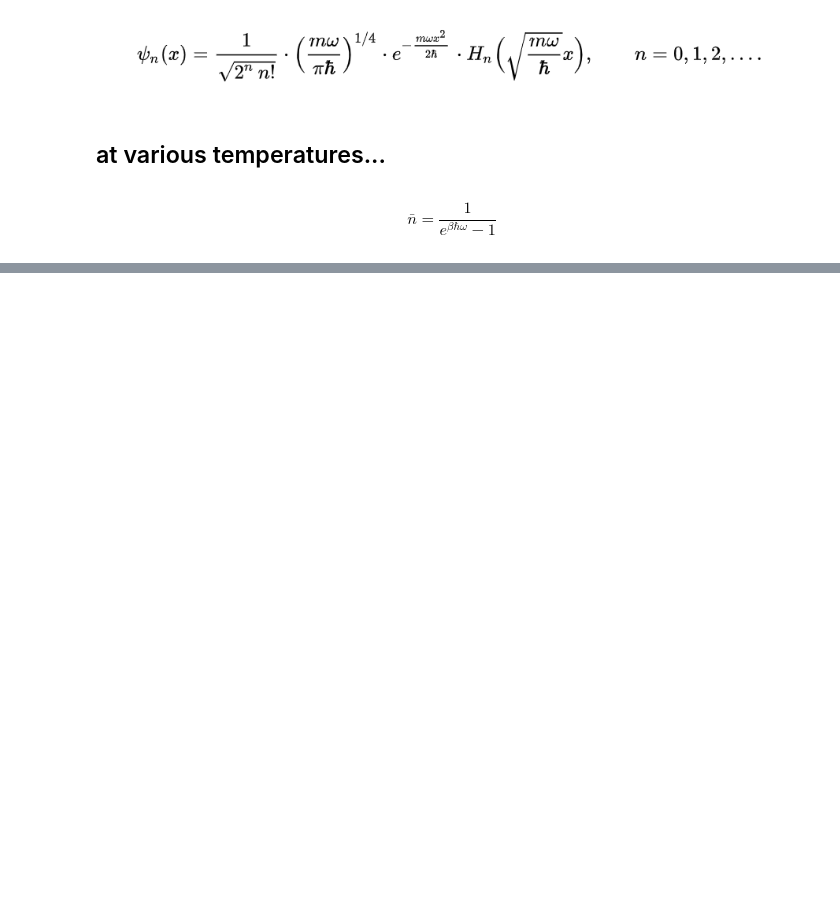
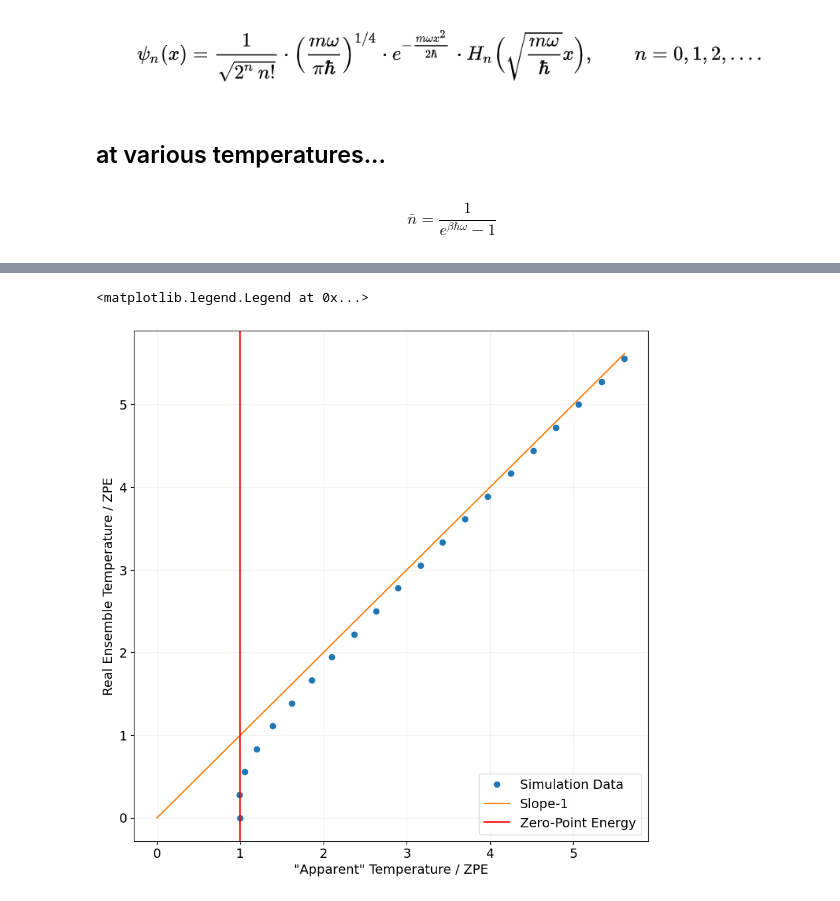
Before and after one commit to aquirdTurtle/Data-Analysis-Code, a Jupyter notebook: BEC_Imaging_Simulations.ipynb, the cells around one changed output, grey strips where cells are left out. Drawn from its saved outputs; the diff is of its cells as text; code cells hidden in the pictures; blank space fills up the shorter version.

```diff
--- a/BEC_Imaging_Simulations.ipynb
+++ b/BEC_Imaging_Simulations.ipynb
@@ -431,7 +432,7 @@ def incoherentSum(nx, ny, picSize=30e-6, fit=False, maxtime=2e-4, numtimes=100,
         raise RuntimeError("Expected lists for nx and ny")
     images_total, havgs_total, vavgs_total = [[] for _ in range(3)]
     for nx_, ny_ in zip(nx, ny):
-        images, fits, havgs, vavgs, pixsize, times = SchrodingerPropagateExcited(nx_, ny_, picSize, fit, maxtime, numtimes, waistAsymFactor, initsigma)
+        images, fits, havgs, vavgs, pixsize, times = SchrodingerPropagateExcited(nx_, ny_, picSize, fit, maxtime, numtimes,  initsigma)
         images_total.append(images)
         havgs_total.append(havgs)
         vavgs_total.append(vavgs)
@@ -757,0 +826,14 @@ def getnpops(Temp, calcLength=10):
+# %%
+fig, ax = plt.subplots(figsize=(10,10))
+xpts = np.linspace(min(apparentTemperatures+list(temps)), max(apparentTemperatures+list(temps)),10)
+zeroPointE=mc.hbar*2*np.pi*150e3/(2*mc.k_B)
+ax.plot(np.array(apparentTemperatures)/zeroPointE,np.array(temps)/zeroPointE,'o', label='Simulation Data')
+ax.set_xlabel('"Apparent" Temperature / ZPE')
+ax.set_ylabel('Real Ensemble Temperature / ZPE')
+ax.plot(xpts/zeroPointE,xpts/zeroPointE, label='Slope-1')
+
+ax.axvline(1, label='Zero-Point Energy', color='r')
+ax.legend()
+# %% [output]
+<matplotlib.legend.Legend at 0x...>
+[figure, added]
```
Also changed, not shown: parts of 52 cells of this notebook, 7 other files.
